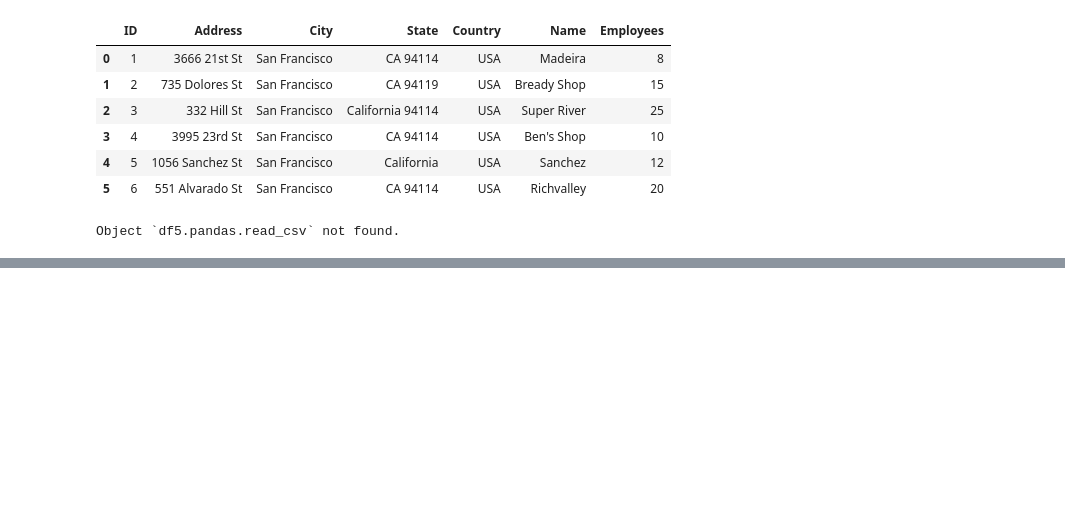
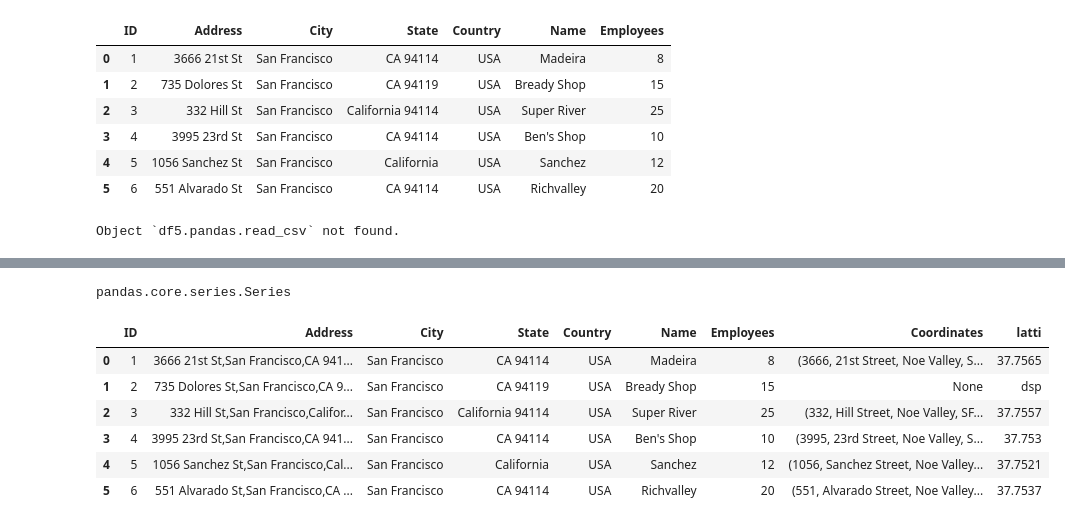
Before and after one commit to dilip29/Real-Applications-of-Python, a Jupyter notebook: Data Analysis using Pandas/testing_csv.ipynb, the cells around one changed output, grey strips where cells are left out. Cells and saved outputs as stored; diff of their text form; code cells hidden in the pictures; blank space fills up the shorter version.

```diff
--- a/Data Analysis using Pandas/testing_csv.ipynb
+++ b/Data Analysis using Pandas/testing_csv.ipynb
@@ -118,0 +339,3 @@ df6
+# %%
+df1=df
+df1
@@ -118,0 +386,14 @@ df6
+# %%
+type(p)
+# %% [output]
+pandas.core.series.Series
+# %%
+df1
+# %% [output]
+|  | ID | Address | City | State | Country | Name | Employees | Coordinates | latti |
+| 0 | 1 | 3666 21st St,San Francisco,CA 941... | San Francisco | CA 94114 | USA | Madeira | 8 | (3666, 21st Street, Noe Valley, S... | 37.7565 |
+| 1 | 2 | 735 Dolores St,San Francisco,CA 9... | San Francisco | CA 94119 | USA | Bready Shop | 15 | None | dsp |
+| 2 | 3 | 332 Hill St,San Francisco,Califor... | San Francisco | California 94114 | USA | Super River | 25 | (332, Hill Street, Noe Valley, SF... | 37.7557 |
+| 3 | 4 | 3995 23rd St,San Francisco,CA 941... | San Francisco | CA 94114 | USA | Ben's Shop | 10 | (3995, 23rd Street, Noe Valley, S... | 37.753 |
+| 4 | 5 | 1056 Sanchez St,San Francisco,Cal... | San Francisco | California | USA | Sanchez | 12 | (1056, Sanchez Street, Noe Valley... | 37.7521 |
+| 5 | 6 | 551 Alvarado St,San Francisco,CA ... | San Francisco | CA 94114 | USA | Richvalley | 20 | (551, Alvarado Street, Noe Valley... | 37.7537 |
```
Also changed, not shown: parts of 41 cells of this notebook.
